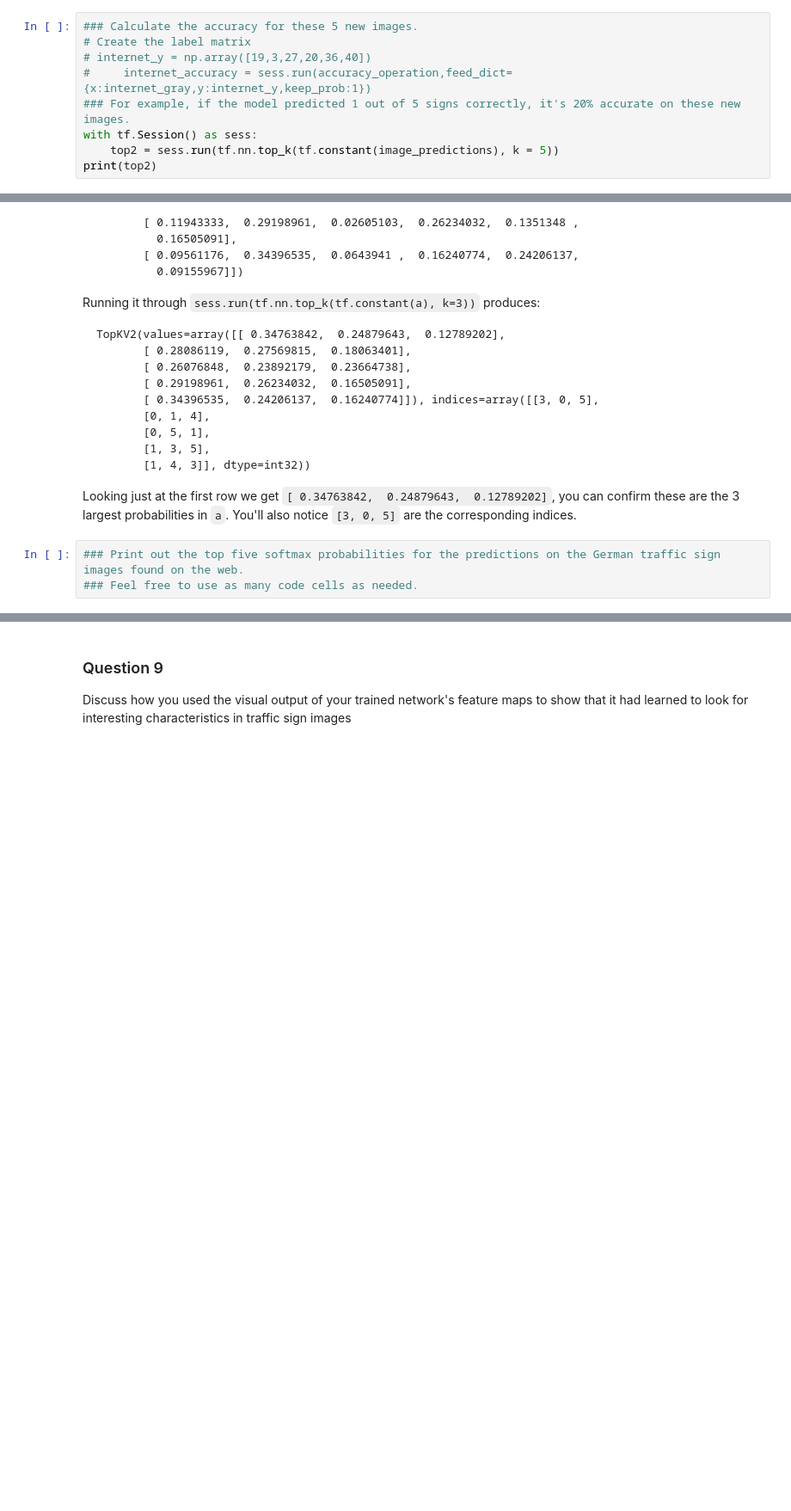
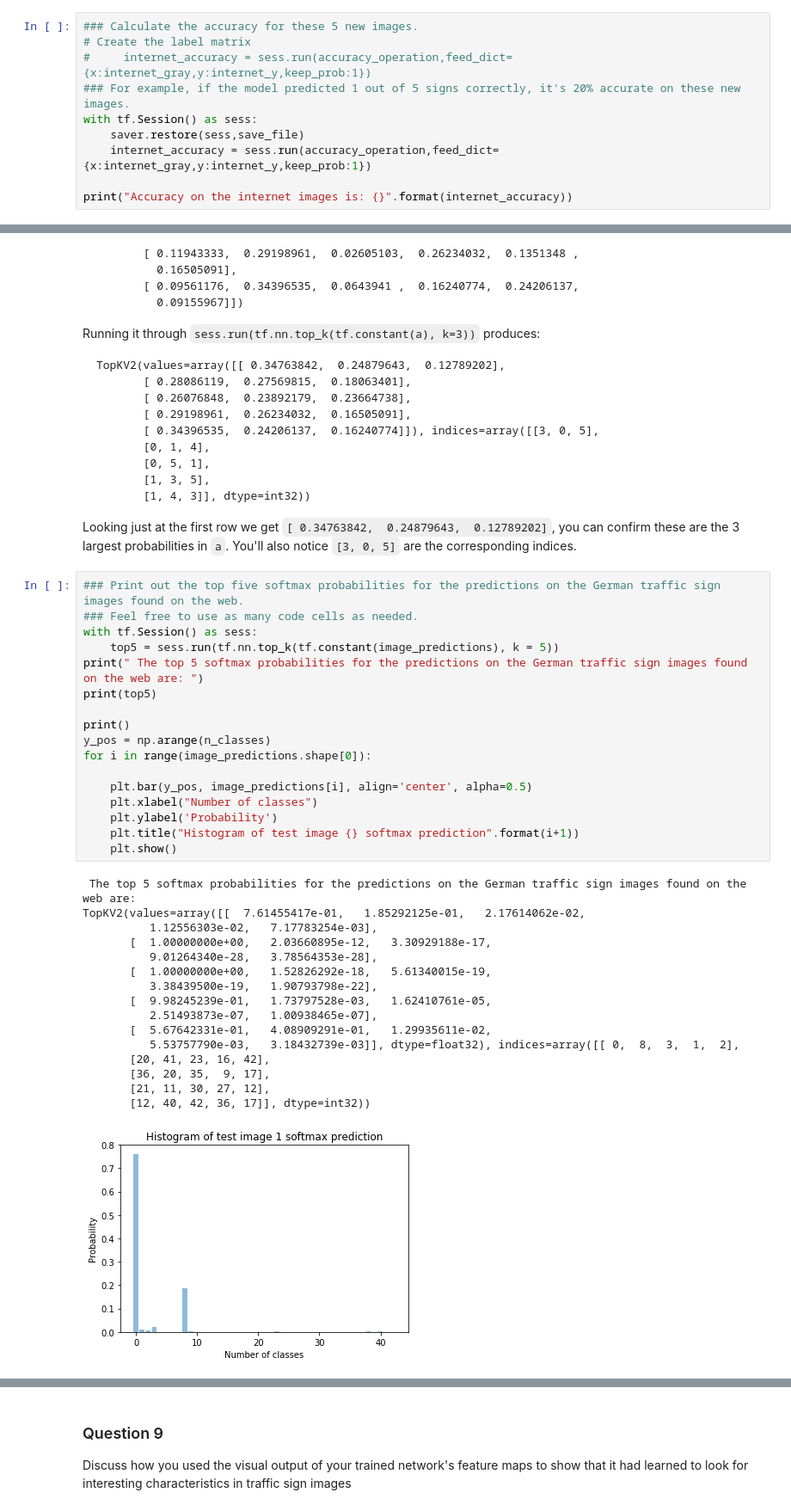
Before and after one commit to rudraxx/sdnd_abhishek, a Jupyter notebook: CarND-Traffic-Sign-Classifier-Project/Traffic_Sign_Classifier.ipynb, the cells around one changed output, grey strips where cells are left out. Shown: that part at 86% size. Drawn from its saved outputs; the diff is of its cells as text; blank space fills up the shorter version.

````diff
--- a/CarND-Traffic-Sign-Classifier-Project/Traffic_Sign_Classifier.ipynb
+++ b/CarND-Traffic-Sign-Classifier-Project/Traffic_Sign_Classifier.ipynb
@@ -639,10 +640,11 @@ Displaying one of the grayscaled images
 # %%
 ### Calculate the accuracy for these 5 new images.
 # Create the label matrix
-# internet_y = np.array([19,3,27,20,36,40])
 #     internet_accuracy = sess.run(accuracy_operation,feed_dict={x:internet_gray,y:internet_y,keep_prob:1})
 ### For example, if the model predicted 1 out of 5 signs correctly, it's 20% accurate on these new images.
 with tf.Session() as sess:
-    top2 = sess.run(tf.nn.top_k(tf.constant(image_predictions), k = 5))
-print(top2)
+    saver.restore(sess,save_file)
+    internet_accuracy = sess.run(accuracy_operation,feed_dict={x:internet_gray,y:internet_y,keep_prob:1})
+
+print("Accuracy on the internet images is: {}".format(internet_accuracy))
 # %% [output]
@@ -703,6 +689,37 @@ TopKV2(values=array([[ 0.34763842,  0.24879643,  0.12789202],
 ```
 
 Looking just at the first row we get `[ 0.34763842,  0.24879643,  0.12789202]`, you can confirm these are the 3 largest probabilities in `a`. You'll also notice `[3, 0, 5]` are the corresponding indices.
-# %%
-### Print out the top five softmax probabilities for the predictions on the German traffic sign images found on the web.
-### Feel free to use as many code cells as needed.
+# %%
+### Print out the top five softmax probabilities for the predictions on the German traffic sign images found on the web.
+### Feel free to use as many code cells as needed.
+with tf.Session() as sess:
+    top5 = sess.run(tf.nn.top_k(tf.constant(image_predictions), k = 5))
+print(" The top 5 softmax probabilities for the predictions on the German traffic sign images found on the web are: ")
+print(top5)
+
+print()
+y_pos = np.arange(n_classes)
+for i in range(image_predictions.shape[0]):
+
+    plt.bar(y_pos, image_predictions[i], align='center', alpha=0.5)
+    plt.xlabel("Number of classes")
+    plt.ylabel('Probability')
+    plt.title("Histogram of test image {} softmax prediction".format(i+1))
+    plt.show()
+# %% [output]
+ The top 5 softmax probabilities for the predictions on the German traffic sign images found on the web are:
+TopKV2(values=array([[  7.61455417e-01,   1.85292125e-01,   2.17614062e-02,
+          1.12556303e-02,   7.17783254e-03],
+       [  1.00000000e+00,   2.03660895e-12,   3.30929188e-17,
+          9.01264340e-28,   3.78564353e-28],
+       [  1.00000000e+00,   1.52826292e-18,   5.61340015e-19,
+          3.38439500e-19,   1.90793798e-22],
+       [  9.98245239e-01,   1.73797528e-03,   1.62410761e-05,
+          2.51493873e-07,   1.00938465e-07],
+       [  5.67642331e-01,   4.08909291e-01,   1.29935611e-02,
+          5.53757790e-03,   3.18432739e-03]], dtype=float32), indices=array([[ 0,  8,  3,  1,  2],
+       [20, 41, 23, 16, 42],
+       [36, 20, 35,  9, 17],
+       [21, 11, 30, 27, 12],
+       [12, 40, 42, 36, 17]], dtype=int32))
+[figure, added]
````
Also changed, not shown: parts of 18 cells of this notebook, 23 other files.
